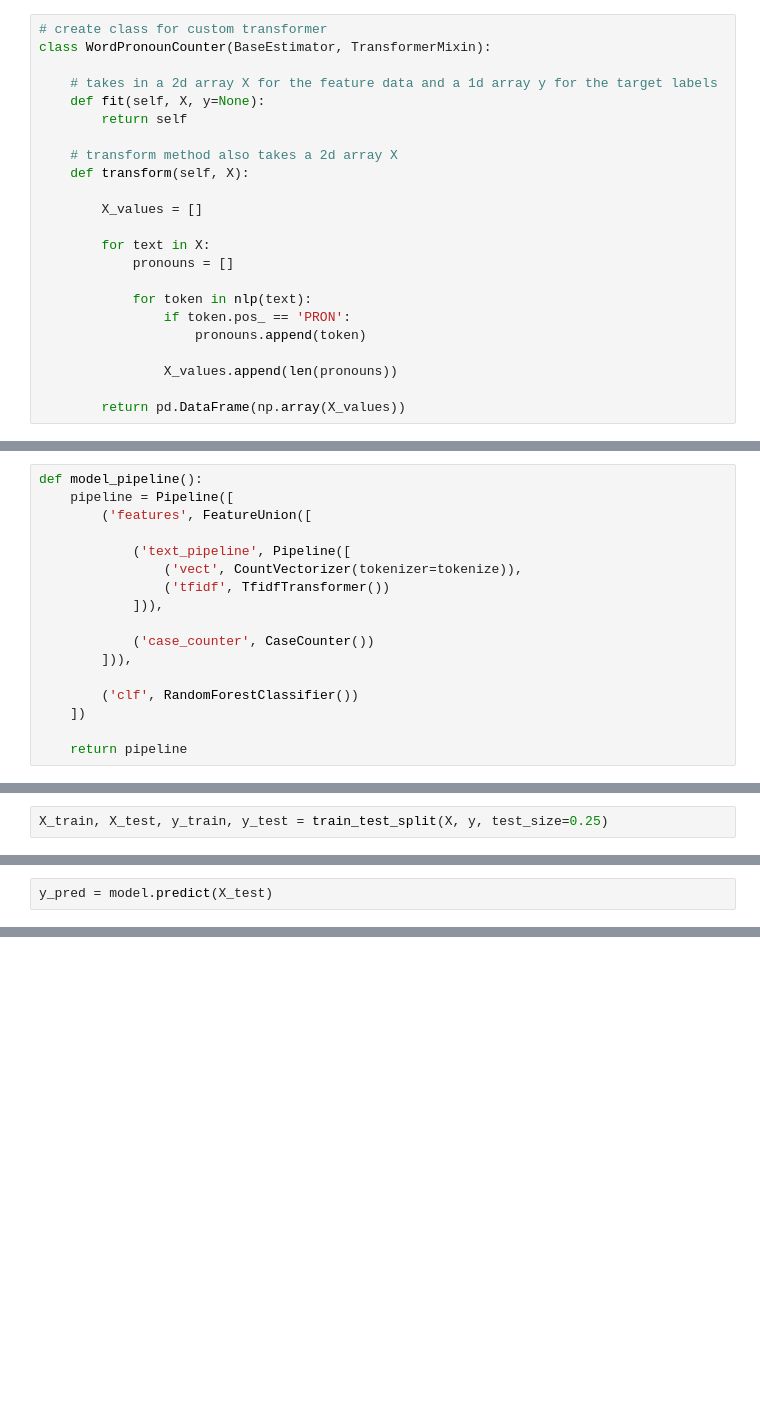
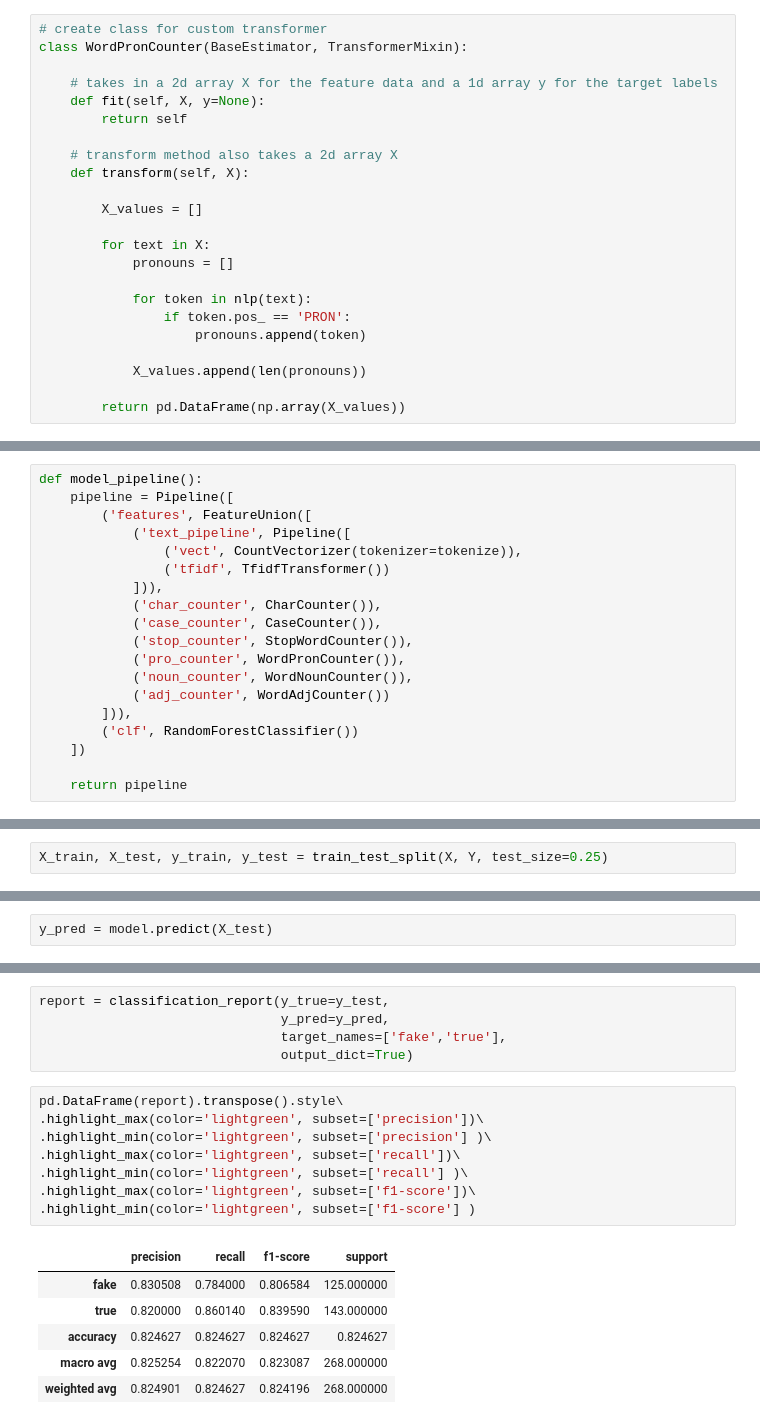
Before and after one commit to feeblefruits/fake_news_classifier, a Jupyter notebook: model_pipeline.ipynb, the cells around one changed output, grey strips where cells are left out. Cells and saved outputs as stored; diff of their text form; blank space fills up the shorter version.

Commit message:
added fake news corpus model

```diff
--- a/model_pipeline.ipynb
+++ b/model_pipeline.ipynb
@@ -94,7 +102,7 @@ class StopWordCounter(BaseEstimator, TransformerMixin):
         return pd.DataFrame(np.array(X_values))
 # %%
 # create class for custom transformer
-class WordPronounCounter(BaseEstimator, TransformerMixin):
+class WordPronCounter(BaseEstimator, TransformerMixin):
 
     # takes in a 2d array X for the feature data and a 1d array y for the target labels
     def fit(self, X, y=None):
@@ -112,6 +120,6 @@ class WordPronounCounter(BaseEstimator, TransformerMixin):
                 if token.pos_ == 'PRON':
                     pronouns.append(token)
 
-                X_values.append(len(pronouns))
+            X_values.append(len(pronouns))
 
         return pd.DataFrame(np.array(X_values))
@@ -157,15 +213,17 @@ def tokenize(text):
 def model_pipeline():
     pipeline = Pipeline([
         ('features', FeatureUnion([
-
             ('text_pipeline', Pipeline([
                 ('vect', CountVectorizer(tokenizer=tokenize)),
                 ('tfidf', TfidfTransformer())
             ])),
-
-            ('case_counter', CaseCounter())
+            ('char_counter', CharCounter()),
+            ('case_counter', CaseCounter()),
+            ('stop_counter', StopWordCounter()),
+            ('pro_counter', WordPronCounter()),
+            ('noun_counter', WordNounCounter()),
+            ('adj_counter', WordAdjCounter())
         ])),
-
         ('clf', RandomForestClassifier())
     ])
 
@@ -200,4 +258,4 @@ def load_data(df):
 # %%
 X, Y = load_data(df)
 # %%
-X_train, X_test, y_train, y_test = train_test_split(X, y, test_size=0.25)
+X_train, X_test, y_train, y_test = train_test_split(X, Y, test_size=0.25)
@@ -225,0 +280,20 @@ Accuracy: 0.8059701492537313
+# %%
+report = classification_report(y_true=y_test,
+                               y_pred=y_pred,
+                               target_names=['fake','true'],
+                               output_dict=True)
+# %%
+pd.DataFrame(report).transpose().style\
+.highlight_max(color='lightgreen', subset=['precision'])\
+.highlight_min(color='lightgreen', subset=['precision'] )\
+.highlight_max(color='lightgreen', subset=['recall'])\
+.highlight_min(color='lightgreen', subset=['recall'] )\
+.highlight_max(color='lightgreen', subset=['f1-score'])\
+.highlight_min(color='lightgreen', subset=['f1-score'] )
+# %% [output]
+|  | precision | recall | f1-score | support |
+| fake | 0.830508 | 0.784000 | 0.806584 | 125.000000 |
+| true | 0.820000 | 0.860140 | 0.839590 | 143.000000 |
+| accuracy | 0.824627 | 0.824627 | 0.824627 | 0.824627 |
+| macro avg | 0.825254 | 0.822070 | 0.823087 | 268.000000 |
+| weighted avg | 0.824901 | 0.824627 | 0.824196 | 268.000000 |
```
Also changed, not shown: parts of 23 cells of this notebook, 8 other files.
